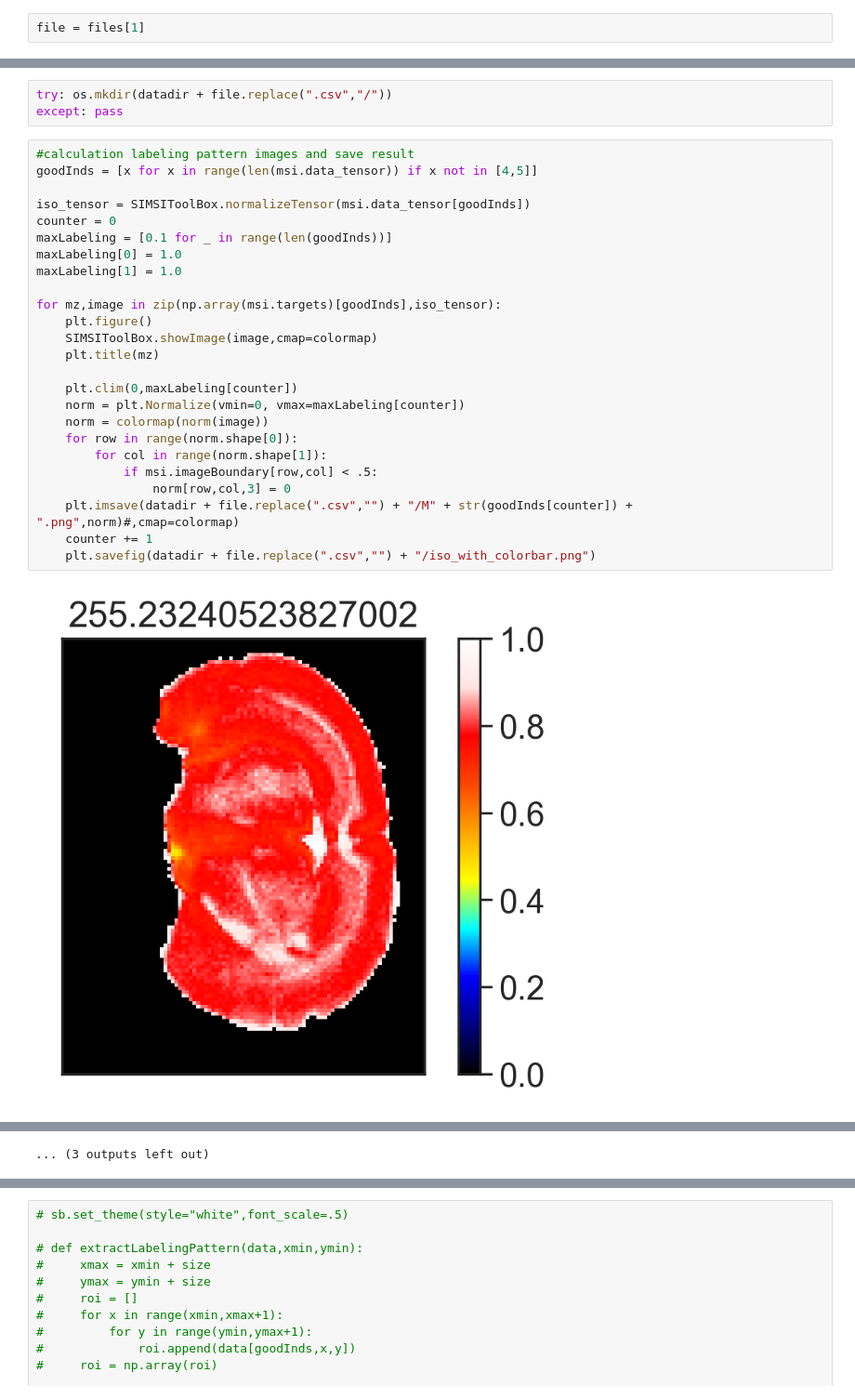
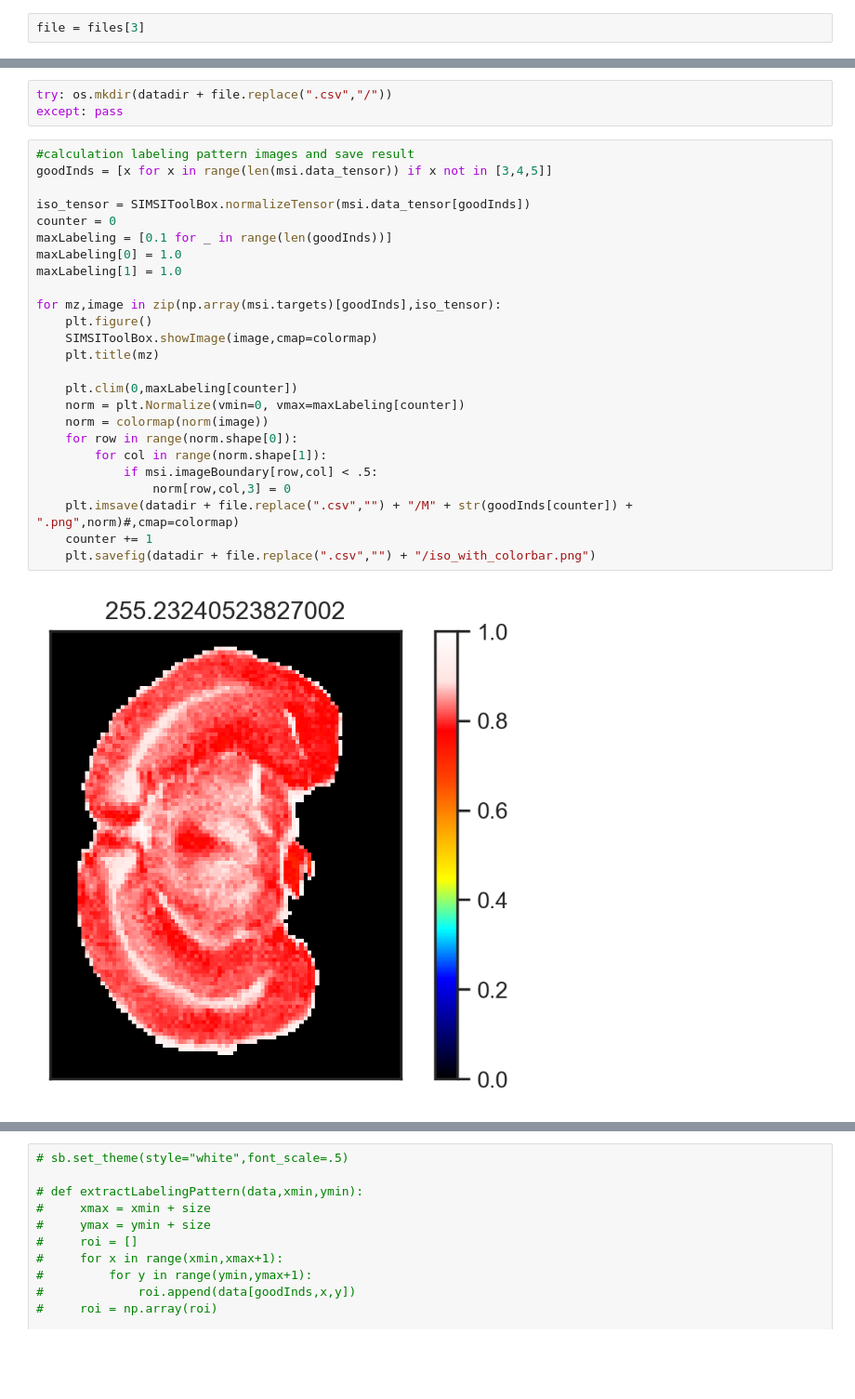
Before and after one commit to e-stan/imaging, a Jupyter notebook: notebooks/Figure4.ipynb, the cells around one changed output, grey strips where cells are left out. Shown at 93% size. Drawn from its saved outputs; the diff is of its cells as text; blank space fills up the shorter version.

Commit message:
Updated Figure 4 (excl. M3)
Updated Figure 4 to exclude M3 in addition to M4 and M5

```diff
--- a/notebooks/Figure4.ipynb
+++ b/notebooks/Figure4.ipynb
@@ -50,7 +50,7 @@ files
  '20210301_02_90w115h_13CnontumorBrain5_02824A_01 02824A_1.csv',
  '20210301_02_90w115h_13CnontumorBrain5_02824A_01 02824A_1_C16H31O2.csv']
 # %%
-file = files[1]
+file = files[3]
 # %%
 m0Mz,mzsOI,numCarbons = SIMSIToolBox.getMzsOfIsotopologues(formula,elementOfInterest="C")
 msi = SIMSIToolBox.MSIData(mzsOI,ppm=ppmThresh,numCores = num_cores,intensityCutoff=0)
@@ -61,28 +61,28 @@ try: os.mkdir(datadir + file.replace(".csv","/"))
 except: pass
 # %%
 #calculation labeling pattern images and save result
-goodInds = [x for x in range(len(msi.data_tensor)) if x not in [4,5]]
+goodInds = [x for x in range(len(msi.data_tensor)) if x not in [3,4,5]]
 
 iso_tensor = SIMSIToolBox.normalizeTensor(msi.data_tensor[goodInds])
 counter = 0
 maxLabeling = [0.1 for _ in range(len(goodInds))]
 maxLabeling[0] = 1.0
 maxLabeling[1] = 1.0
 
 for mz,image in zip(np.array(msi.targets)[goodInds],iso_tensor):
     plt.figure()
     SIMSIToolBox.showImage(image,cmap=colormap)
     plt.title(mz)
 
     plt.clim(0,maxLabeling[counter])
     norm = plt.Normalize(vmin=0, vmax=maxLabeling[counter])
     norm = colormap(norm(image))
     for row in range(norm.shape[0]):
         for col in range(norm.shape[1]):
             if msi.imageBoundary[row,col] < .5:
                 norm[row,col,3] = 0
     plt.imsave(datadir + file.replace(".csv","") + "/M" + str(goodInds[counter]) + ".png",norm)#,cmap=colormap)
     counter += 1
     plt.savefig(datadir + file.replace(".csv","") + "/iso_with_colorbar.png")
 # %% [output]
-[figure, old version]
+[figure, new version]
@@ -100 +99,0 @@ for mz,image in zip(np.array(msi.targets)[goodInds],iso_tensor):
-... (3 outputs left out)
```
Also changed, not shown: parts of 10 cells of this notebook.
